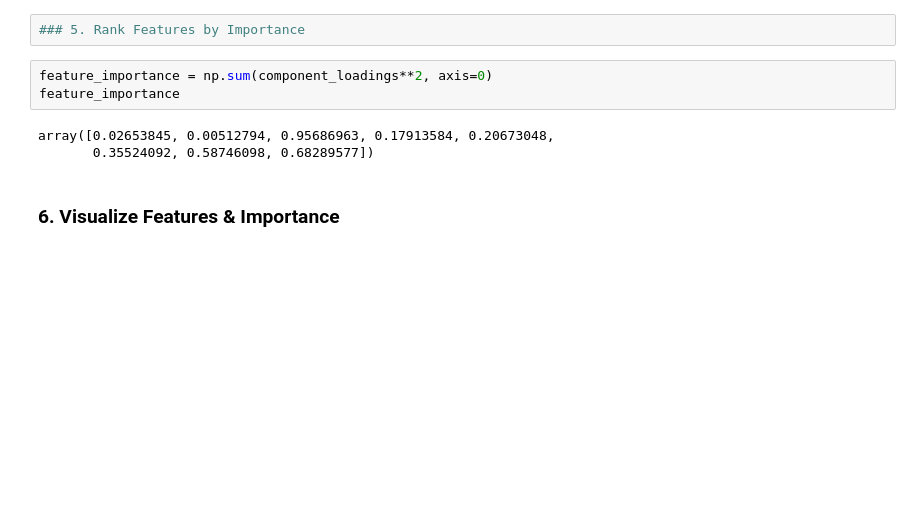
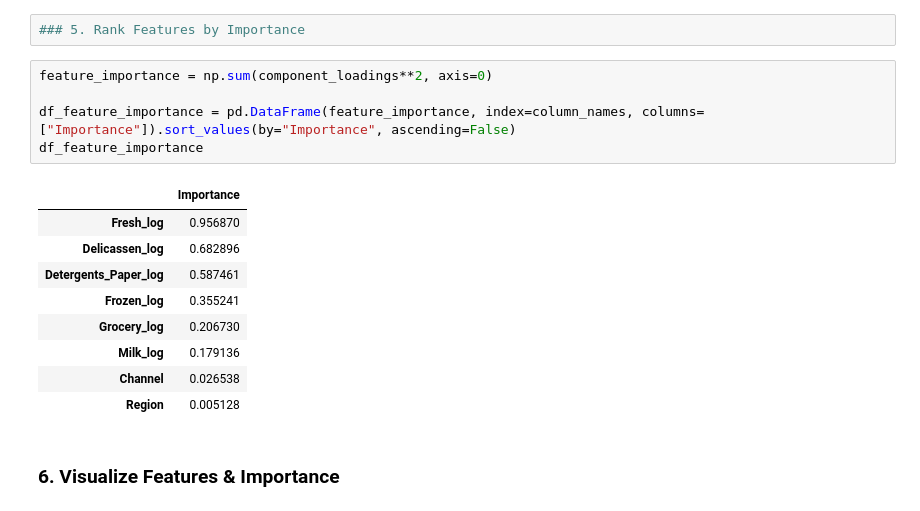
Before and after one commit to j-lepard/Understanding-Grocery-Data, a Jupyter notebook: Unsupervised Learning - Project.ipynb, the cells around one changed output. Cells and saved outputs as stored; diff of their text form; blank space fills up the shorter version.

```diff
--- a/Unsupervised Learning - Project.ipynb
+++ b/Unsupervised Learning - Project.ipynb
@@ -245,10 +251,19 @@ print(component_loadings)
 ### 5. Rank Features by Importance
 # %%
 feature_importance = np.sum(component_loadings**2, axis=0)
-feature_importance
+
+df_feature_importance = pd.DataFrame(feature_importance, index=column_names, columns=["Importance"]).sort_values(by="Importance", ascending=False)
+df_feature_importance
 # %% [output]
-array([0.02653845, 0.00512794, 0.95686963, 0.17913584, 0.20673048,
-       0.35524092, 0.58746098, 0.68289577])
+|  | Importance |
+| Fresh_log | 0.956870 |
+| Delicassen_log | 0.682896 |
+| Detergents_Paper_log | 0.587461 |
+| Frozen_log | 0.355241 |
+| Grocery_log | 0.206730 |
+| Milk_log | 0.179136 |
+| Channel | 0.026538 |
+| Region | 0.005128 |
 # %% [markdown]
 ### 6. Visualize Features & Importance
 # %%
```
Also changed, not shown: parts of 2 cells of this notebook.
